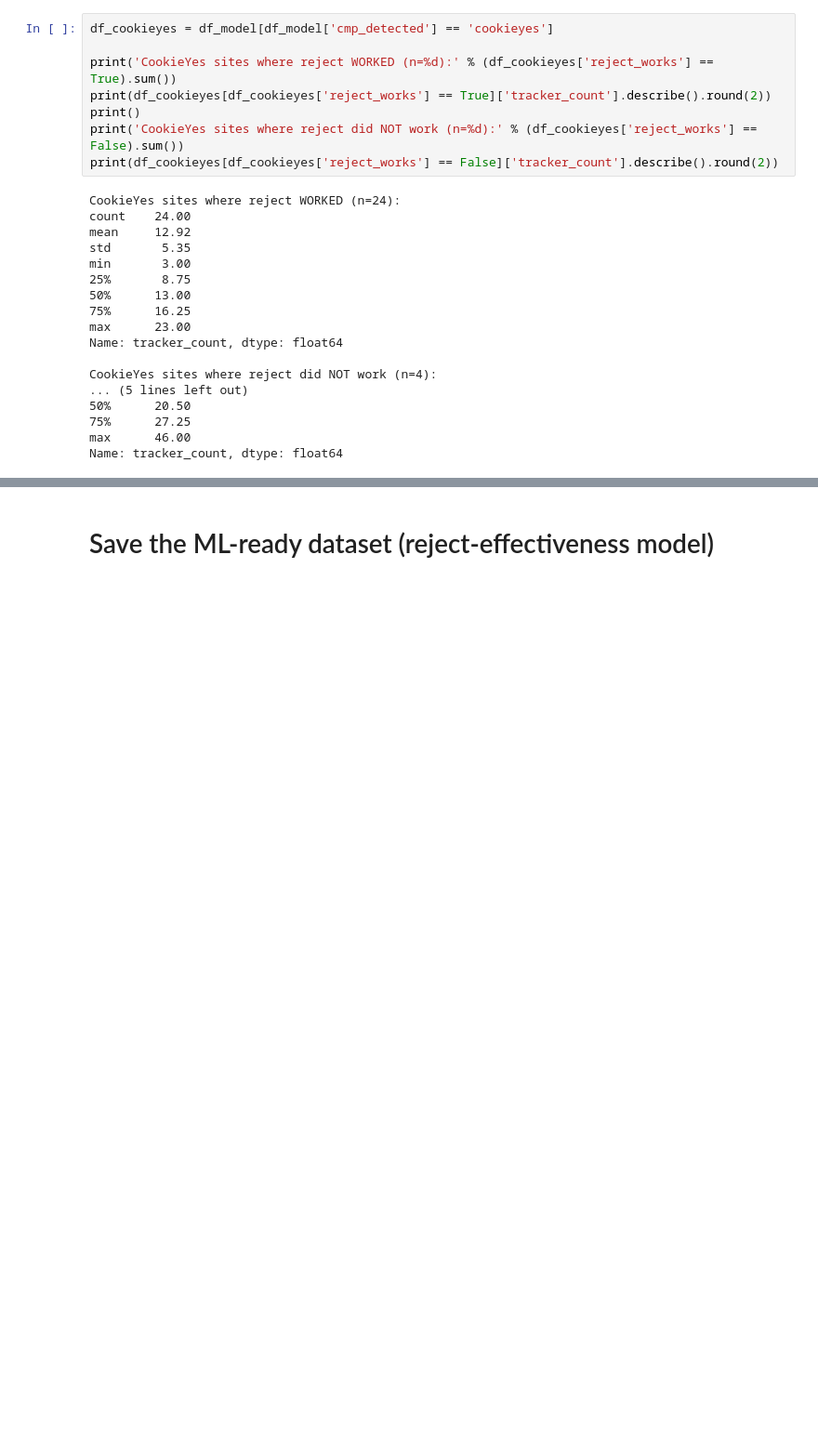
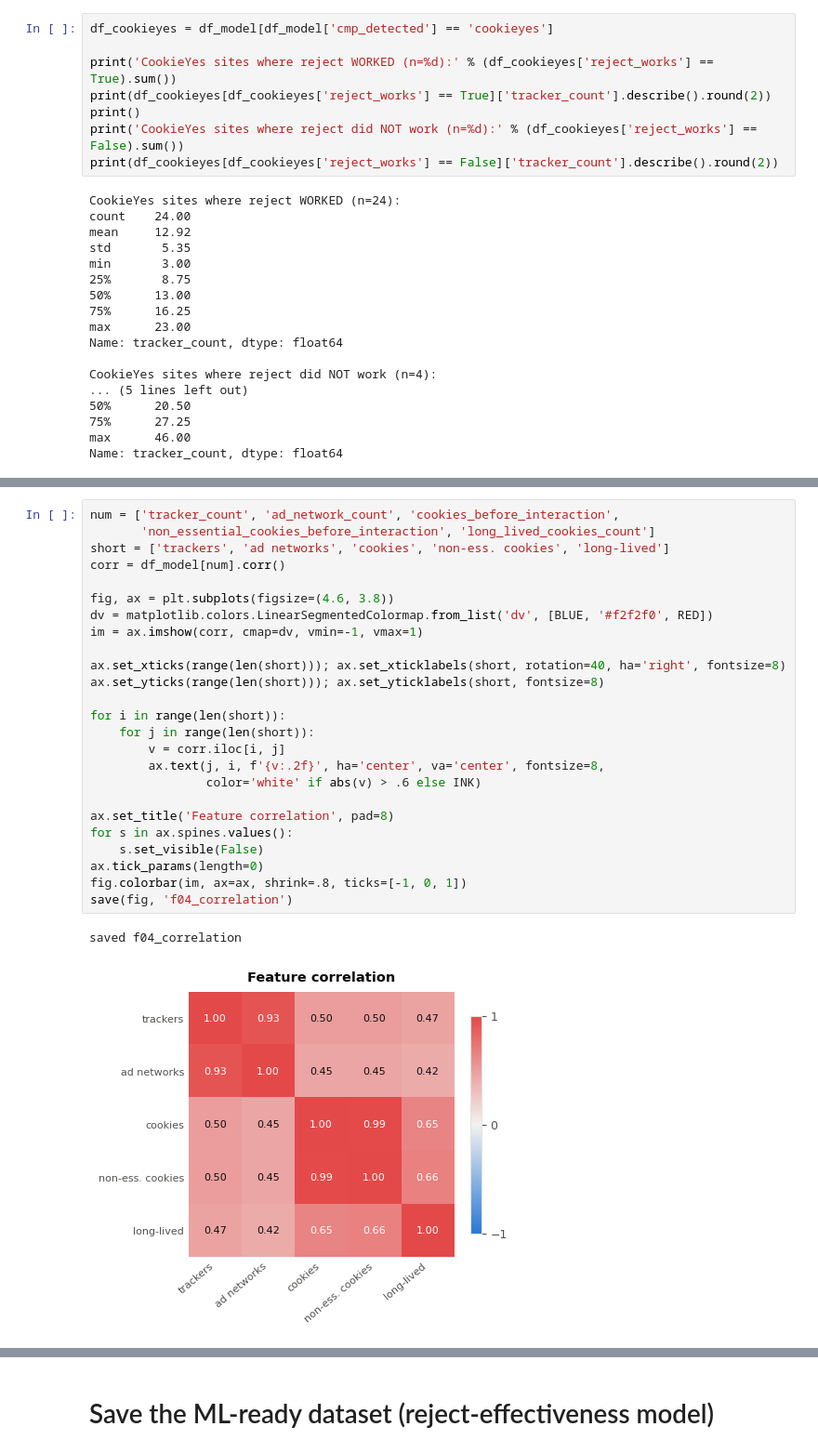
Before and after one commit to mhananem/privacy-compliance-project, a Jupyter notebook: notebooks/04_eda_reject_effectiveness.ipynb, the cells around one changed output, grey strips where cells are left out. Shown at 93% size. Cells and saved outputs as stored; diff of their text form; blank space fills up the shorter version.

```diff
--- a/notebooks/04_eda_reject_effectiveness.ipynb
+++ b/notebooks/04_eda_reject_effectiveness.ipynb
@@ -318,0 +514,28 @@ Name: tracker_count, dtype: float64
+# %%
+num = ['tracker_count', 'ad_network_count', 'cookies_before_interaction',
+       'non_essential_cookies_before_interaction', 'long_lived_cookies_count']
+short = ['trackers', 'ad networks', 'cookies', 'non-ess. cookies', 'long-lived']
+corr = df_model[num].corr()
+
+fig, ax = plt.subplots(figsize=(4.6, 3.8))
+dv = matplotlib.colors.LinearSegmentedColormap.from_list('dv', [BLUE, '#f2f2f0', RED])
+im = ax.imshow(corr, cmap=dv, vmin=-1, vmax=1)
+
+ax.set_xticks(range(len(short))); ax.set_xticklabels(short, rotation=40, ha='right', fontsize=8)
+ax.set_yticks(range(len(short))); ax.set_yticklabels(short, fontsize=8)
+
+for i in range(len(short)):
+    for j in range(len(short)):
+        v = corr.iloc[i, j]
+        ax.text(j, i, f'{v:.2f}', ha='center', va='center', fontsize=8,
+                color='white' if abs(v) > .6 else INK)
+
+ax.set_title('Feature correlation', pad=8)
+for s in ax.spines.values():
+    s.set_visible(False)
+ax.tick_params(length=0)
+fig.colorbar(im, ax=ax, shrink=.8, ticks=[-1, 0, 1])
+save(fig, 'f04_correlation')
+# %% [output]
+saved f04_correlation
+[figure, added]
```
Also changed, not shown: parts of 29 cells of this notebook, 40 other files.
